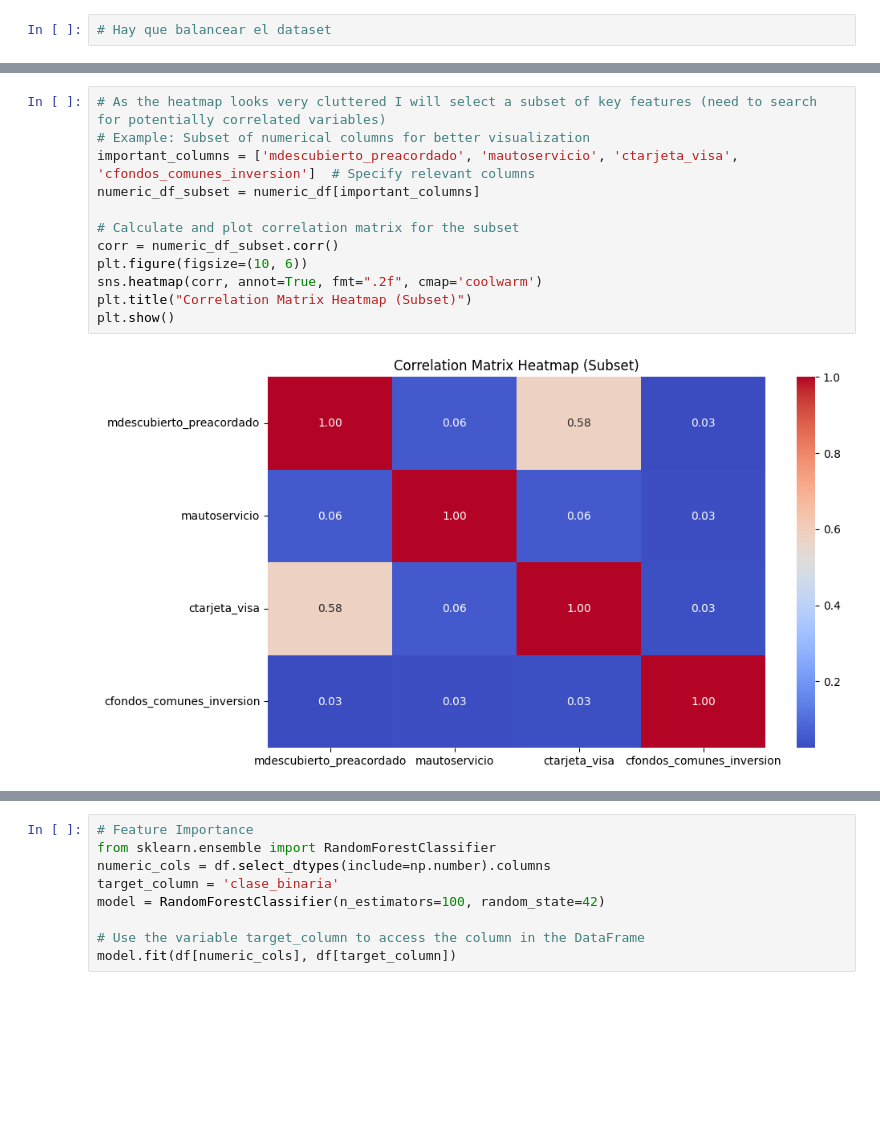
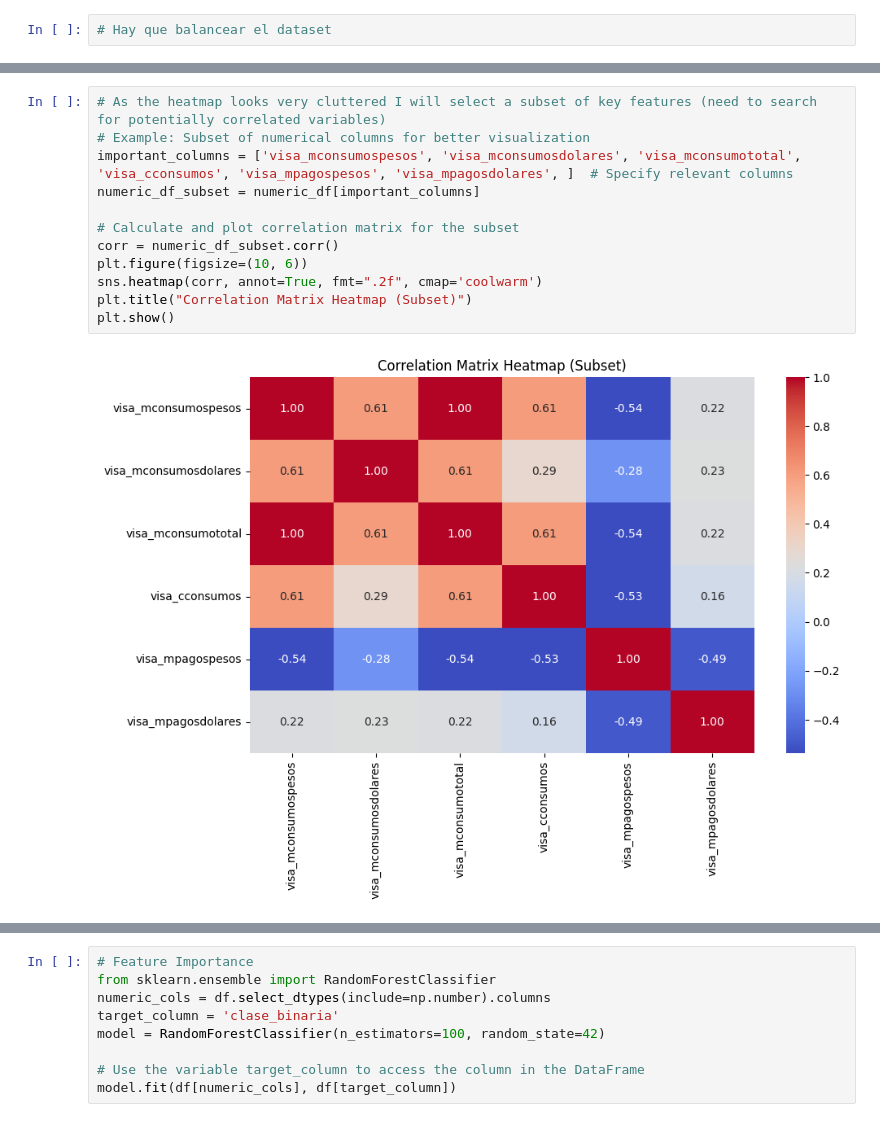
Before and after one commit to fedehofmann/uba-assessment-churn-prediction, a Jupyter notebook: notebooks/01_data_exploration.ipynb, the cells around one changed output, grey strips where cells are left out. Cells and saved outputs as stored; diff of their text form; blank space fills up the shorter version.

```diff
--- a/notebooks/01_data_exploration.ipynb
+++ b/notebooks/01_data_exploration.ipynb
@@ -226,17 +217,17 @@ plt.show()
 # %%
 # As the heatmap looks very cluttered I will select a subset of key features (need to search for potentially correlated variables)
 # Example: Subset of numerical columns for better visualization
-important_columns = ['mdescubierto_preacordado', 'mautoservicio', 'ctarjeta_visa', 'cfondos_comunes_inversion']  # Specify relevant columns
+important_columns = ['visa_mconsumospesos', 'visa_mconsumosdolares', 'visa_mconsumototal', 'visa_cconsumos', 'visa_mpagospesos', 'visa_mpagosdolares', ]  # Specify relevant columns
 numeric_df_subset = numeric_df[important_columns]
 
 # Calculate and plot correlation matrix for the subset
 corr = numeric_df_subset.corr()
 plt.figure(figsize=(10, 6))
 sns.heatmap(corr, annot=True, fmt=".2f", cmap='coolwarm')
 plt.title("Correlation Matrix Heatmap (Subset)")
 plt.show()
 # %% [output]
-[figure, old version]
+[figure, new version]
 # %%
 # Categorical feature analysis
 categorical_cols = df.select_dtypes(include=['category']).columns
```
Also changed, not shown: parts of 6 cells of this notebook.
